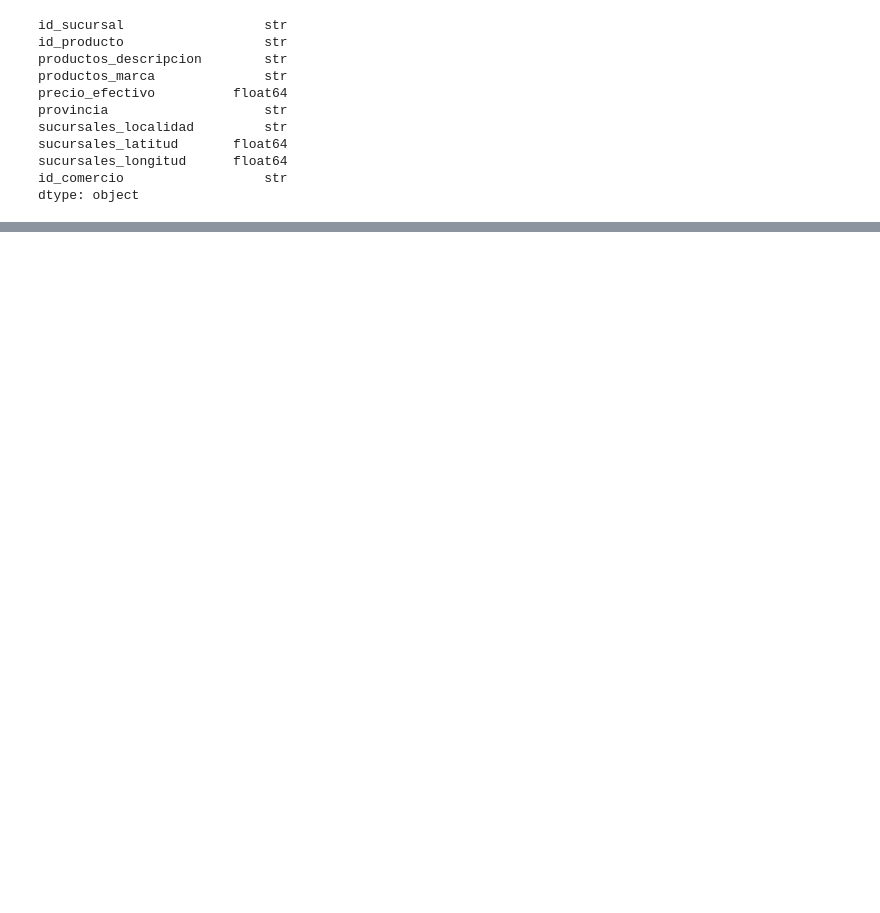
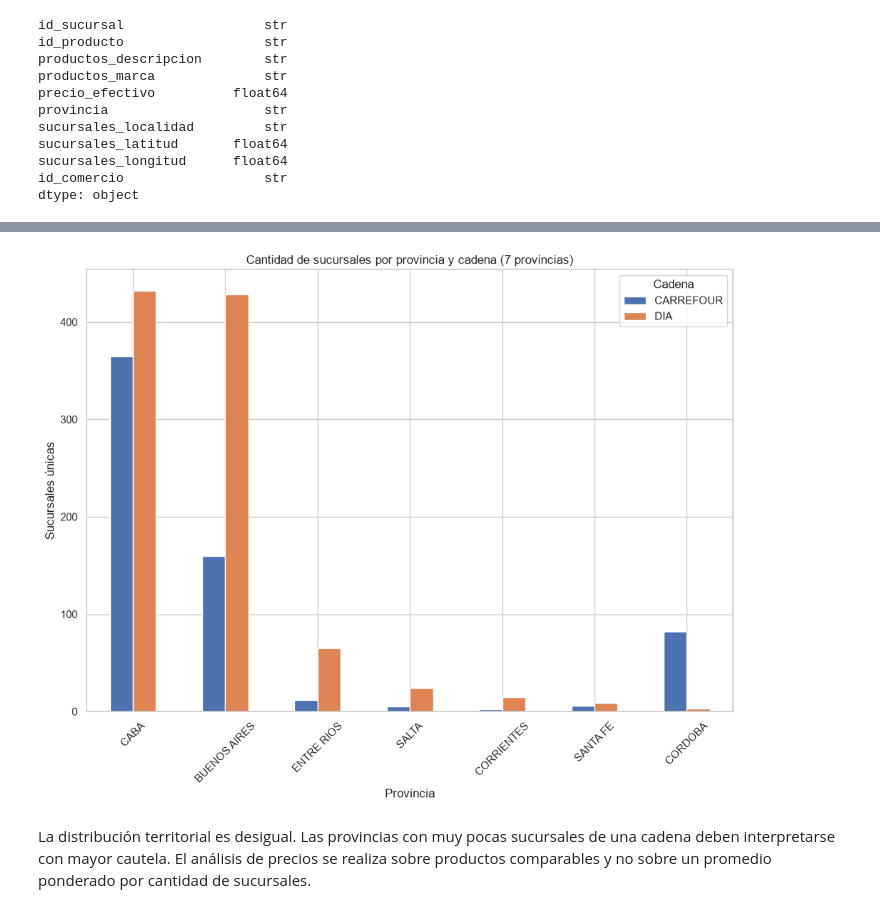
Before and after one commit to NestorRev/analisis-precios-nlp-sepa, a Jupyter notebook: notebooks/03_precios_por_provincias.ipynb, the cells around one changed output, grey strips where cells are left out. Saved outputs shown, nothing was run; the diff lists cells and outputs as text; code cells hidden in the pictures; blank space fills up the shorter version.

Commit message:
[Etapa 3] Finalización del análisis y actualización del README

```diff
--- a/notebooks/03_precios_por_provincias.ipynb
+++ b/notebooks/03_precios_por_provincias.ipynb
@@ -444,0 +412,6 @@ plt.show()
+# %%
+productos_atipicos = set(outliers_pct['id_producto'])
+pares_limpios = exploracion_diferencias[~exploracion_diferencias['id_producto'].isin(productos_atipicos)].copy()
+print(f'Productos atípicos excluidos del análisis: {len(productos_atipicos)}')
+print(f'Pares antes del filtro: {len(exploracion_diferencias):,}')
+print(f'Pares después del filtro: {len(pares_limpios):,}')
@@ -444,0 +432,10 @@ plt.show()
+# %%
+# Resumen de cobertura completa de productos comparables
+cobertura_8 = pares_limpios.groupby('id_producto')['provincia'].nunique()
+productos_cobertura_8 = set(cobertura_8[cobertura_8 == 8].index)
+pares_sin_jujuy = pares_limpios[pares_limpios['provincia'] != 'JUJUY'].copy()
+cobertura_7 = pares_sin_jujuy.groupby('id_producto')['provincia'].nunique()
+productos_cobertura_7 = set(cobertura_7[cobertura_7 == 7].index)
+print(f'Productos con cobertura completa en 8 provincias: {len(productos_cobertura_8):,}')
+print(f'Productos con cobertura completa en 7 provincias: {len(productos_cobertura_7):,}')
+print(f'Productos adicionales al excluir Jujuy del requisito: {len(productos_cobertura_7 - productos_cobertura_8):,}')
@@ -444,0 +459,11 @@ plt.show()
+# %%
+# Creamos datasets finales de precios por producto y provincia, para las dos coberturas de provincias.
+columnas_finales = ['id_sucursal','id_producto','productos_descripcion','productos_marca','precio_efectivo','provincia','sucursales_localidad','sucursales_latitud','sucursales_longitud','id_comercio']
+dia_7 = productos_dia_geo[(productos_dia_geo['id_producto'].isin(productos_cobertura_7)) & (productos_dia_geo['provincia'] != 'JUJUY')][columnas_finales].copy(); dia_7['cadena']='DIA'
+carrefour_7 = productos_carrefour_geo[(productos_carrefour_geo['id_producto'].isin(productos_cobertura_7)) & (productos_carrefour_geo['provincia'] != 'JUJUY')][columnas_finales].copy(); carrefour_7['cadena']='CARREFOUR'
+dataset_precios_7 = pd.concat([dia_7,carrefour_7],ignore_index=True)
+dia_8 = productos_dia_geo[productos_dia_geo['id_producto'].isin(productos_cobertura_8)][columnas_finales].copy(); dia_8['cadena']='DIA'
+carrefour_8 = productos_carrefour_geo[productos_carrefour_geo['id_producto'].isin(productos_cobertura_8)][columnas_finales].copy(); carrefour_8['cadena']='CARREFOUR'
+dataset_precios_8 = pd.concat([dia_8,carrefour_8],ignore_index=True)
+print('dataset_precios_7:', dataset_precios_7.shape)
+print('dataset_precios_8:', dataset_precios_8.shape)
@@ -444,0 +520,6 @@ plt.show()
+# %%
+# Cobertura de sucursales por cadena y provincia
+print('Sucursales únicas por cadena (7 provincias):')
+print(dataset_precios_7.groupby('cadena')['id_sucursal'].nunique())
+sucursales_prov_cadena = dataset_precios_7.groupby(['provincia','cadena'])['id_sucursal'].nunique().reset_index()
+display(sucursales_prov_cadena.pivot(index='provincia',columns='cadena',values='id_sucursal'))
@@ -444,0 +541,10 @@ plt.show()
+# %%
+# Gráfico de barras de sucursales por provincia y cadena
+pivot_suc = sucursales_prov_cadena.pivot(index='provincia',columns='cadena',values='id_sucursal')
+fig,ax=plt.subplots(figsize=(10,8)); pivot_suc.sort_values('DIA',ascending=False).plot(kind='bar',ax=ax)
+ax.set_title('Cantidad de sucursales por provincia y cadena (7 provincias)'); ax.set_xlabel('Provincia');
+ax.set_ylabel('Sucursales únicas'); ax.tick_params(axis='x',rotation=45); ax.legend(title='Cadena'); plt.tight_layout(); plt.show()
+# %% [output]
+[figure, added]
+# %% [markdown]
+La distribución territorial es desigual. Las provincias con muy pocas sucursales de una cadena deben interpretarse con mayor cautela. El análisis de precios se realiza sobre productos comparables y no sobre un promedio ponderado por cantidad de sucursales.
```
Also changed, not shown: parts of 110 cells of this notebook, 5 other files.
